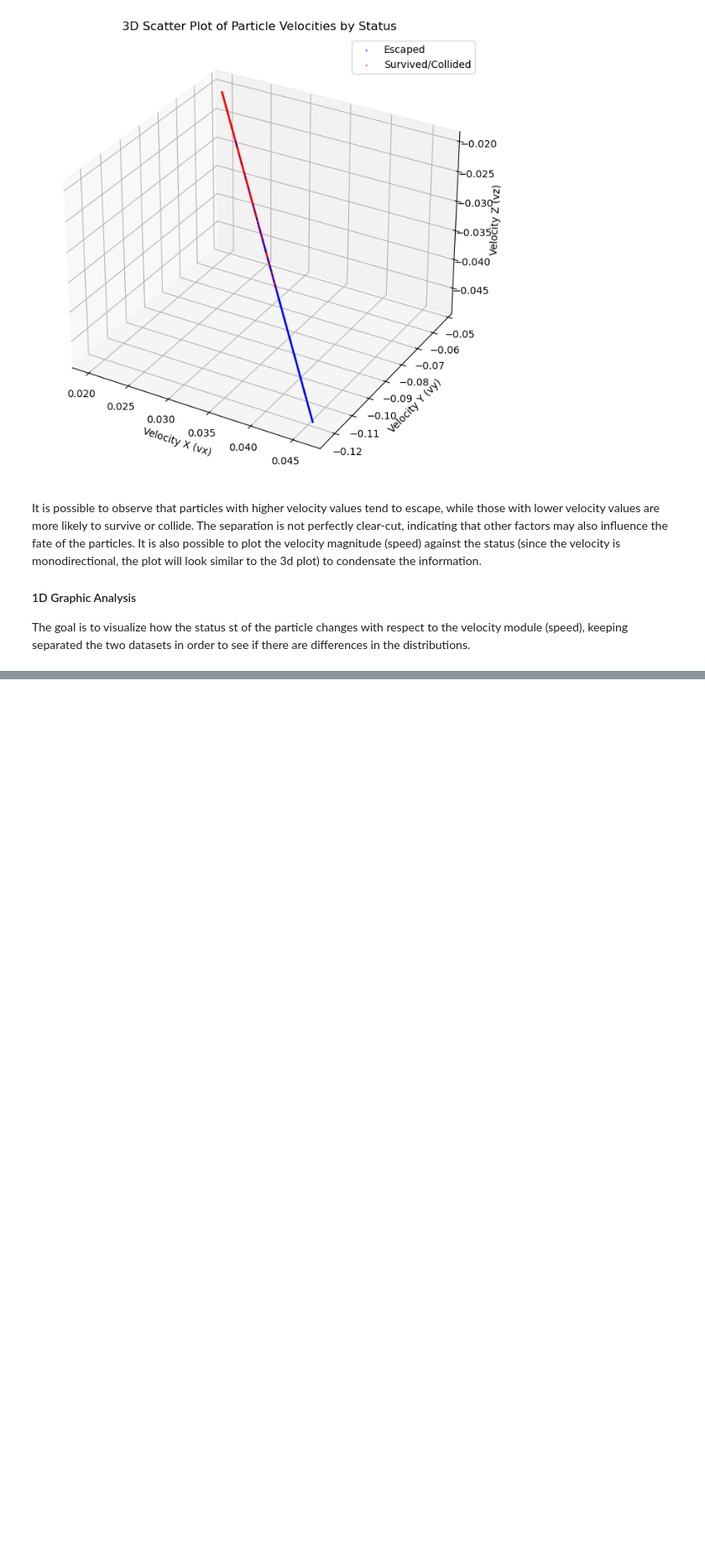
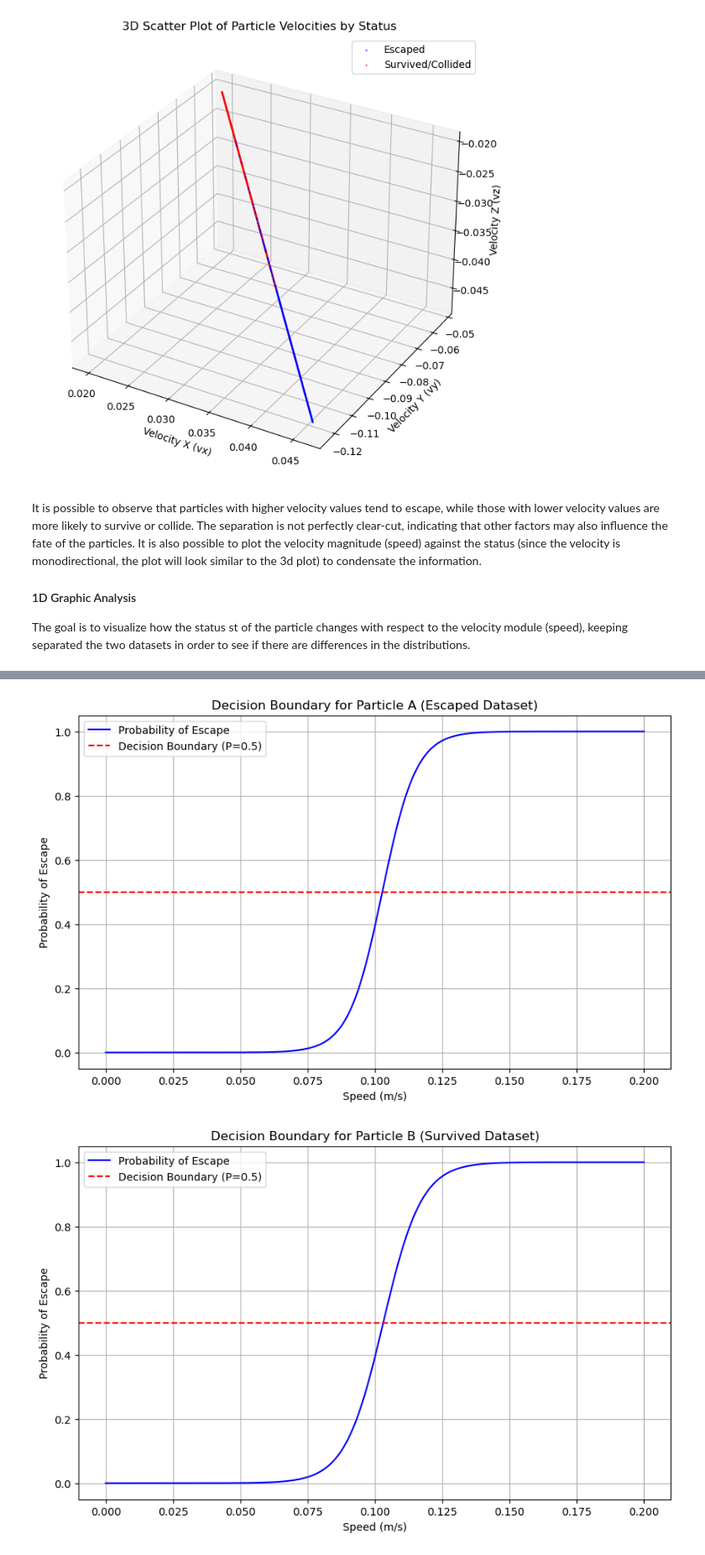
Before and after one commit to LFiaccadori/DART-Ejecta-Fate-Prediction, a Jupyter notebook: notebooks/second_dataset_linear_model.ipynb, the cells around one changed output, grey strips where cells are left out. Shown at 84% size. Drawn from its saved outputs; the diff is of its cells as text; code cells hidden in the pictures; blank space fills up the shorter version.

```diff
--- a/notebooks/second_dataset_linear_model.ipynb
+++ b/notebooks/second_dataset_linear_model.ipynb
@@ -122,0 +181,77 @@ ValueError: Cannot set a DataFrame with multiple columns to the single column v_
+# %%
+from sklearn.linear_model import LogisticRegression
+from sklearn.metrics import classification_report, confusion_matrix
+
+#### Linear Regression
+def run_logistic_regression(X_train_scaled, y_train, X_test_scaled, y_test, name):
+    """This function trains a logistic regression model given a training and test set and evaluates its performance.
+    Inputs:
+    - X_train_scaled: Scaled training features;
+    - y_train: Training labels;
+    - X_test_scaled: Scaled testing features;
+    - y_test: Testing labels.
+    - name: Name of the dataset/model for printing purposes.
+
+    Outputs:
+    - log_reg: Trained logistic regression model."""
+
+    #Initialization and training of the logistic regression model
+    log_reg = LogisticRegression(random_state=42) #Initialize the model
+    log_reg.fit(X_train_scaled, y_train) #Train the model
+
+    #Make predictions on the test set
+    y_pred = log_reg.predict(X_test_scaled) #Predict the labels for the test set
+
+    #Evaluate the model's performance
+    print(classification_report(y_test, y_pred, target_names=['non-escape (0)', 'escape (1)'])) #Print classification report
+    print("Confusion Matrix:") #Tells how many correct and incorrect predictions were made
+    print(confusion_matrix(y_test, y_pred)) #Print confusion matrix
+
+    #Computing the critical speed threshold, the boundary (P=50%) between escape and non-escape is when m*x_scaled + q = 0 -> x_scaled = -q/m
+    m = log_reg.coef_[0][0]  #Coefficient for the feature
+    q = log_reg.intercept_[0]  #Intercept
+    v_crit_scaled = -q / m  #Critical speed in scaled units
+
+    #Descaling the critical speed to original units (cm/s)
+    v_crit_original = v_crit_scaled * scaler.scale_[0] + scaler.mean_[0]
+
+    print(f'Angular coefficient (m): {m:.4f}, intercept (q): {q:.4f}')
+    print(f'Critical speed threshold (scaled): {v_crit_scaled:.4f}')
+    print(f'Critical speed threshold (original, cm/s): {v_crit_original:.5f}')
+    print("--------------------------------------------------")
+
+    return log_reg
+
+#Execute logistic regression on escaped dataset (A)
+model_escaped = run_logistic_regression(X_train_escaped_scaled, y_escaped_train, X_test_escaped_scaled, y_escaped_test, "Particle A (Escaped)")
+
+#Execute logistic regression on survived dataset (B)
+model_survived = run_logistic_regression(X_train_survived_scaled, y_survived_train, X_test_survived_scaled, y_survived_test, "Particle B (Survived)")
+
+#Plot the decision boundary for both models
+def plot_decision_boundary(log_reg, scaler, title):
+    #Generate a range of speed values
+    v_mag_range = np.linspace(0, 0.2, 1000).reshape(-1, 1)  #From 0 to 20 cm/s
+
+    #Scale the speed values using the same scaler used for training
+    v_mag_range_scaled = scaler.transform(v_mag_range)
+
+    #Predict probabilities using the logistic regression model
+    probabilities = log_reg.predict_proba(v_mag_range_scaled)[:, 1]  #Probability of class '1' (escape)
+
+    #Plot the decision boundary
+    plt.figure(figsize=(10, 6))
+    plt.plot(v_mag_range, probabilities, label='Probability of Escape', color='blue')
+    plt.axhline(0.5, color='red', linestyle='--', label ='Decision Boundary (P=0.5)')
+    plt.xlabel('Speed (m/s)')
+    plt.ylabel('Probability of Escape')
+    plt.title(title)
+    plt.legend()
+    plt.grid()
+    plt.show()
+
+#Plot decision boundary for escaped model
+plot_decision_boundary(model_escaped, scaler, 'Decision Boundary for Particle A (Escaped Dataset)')
+#Plot decision boundary for survived model
+plot_decision_boundary(model_survived, scaler, 'Decision Boundary for Particle B (Survived Dataset)')
+# %% [output]
@@ -122,0 +275,2 @@ ValueError: Cannot set a DataFrame with multiple columns to the single column v_
+[figure, added]
+[figure, added]
```
Also changed, not shown: parts of 8 cells of this notebook.
